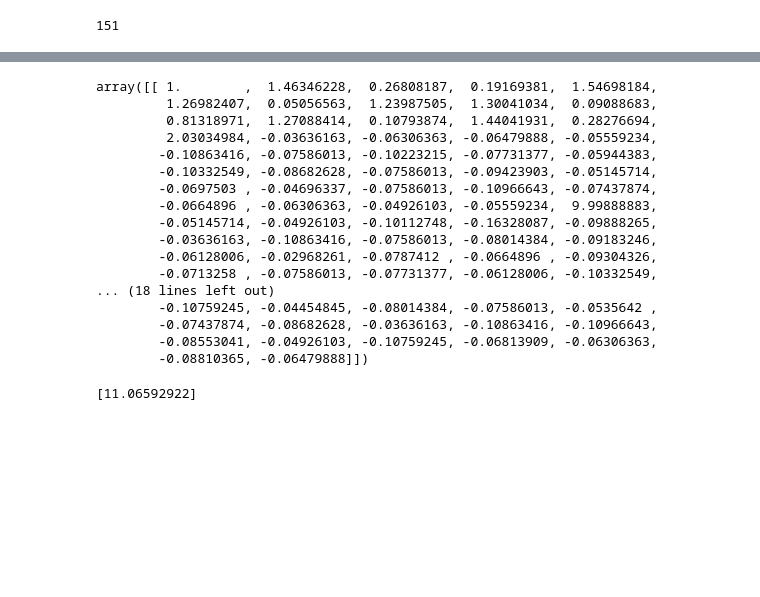
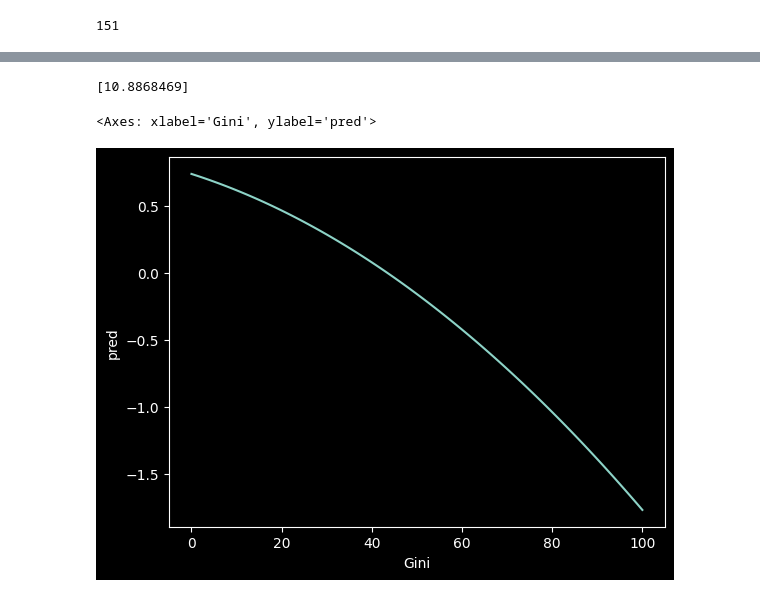
Before and after one commit to JTayMilli/GonGrowth, a Jupyter notebook: Data Processing.ipynb, the cells around one changed output, grey strips where cells are left out. Drawn from its saved outputs; the diff is of its cells as text; code cells hidden in the pictures; blank space fills up the shorter version.

Commit message:
ML almost predicting

```diff
--- a/Data Processing.ipynb
+++ b/Data Processing.ipynb
@@ -1223,59 +1235,21 @@ X_df.describe()
 # %%
-X_df.iloc[irdf[(irdf.Year ==  2018) & (irdf.Canada == 1)].index].values
+prediction = ridge.predict((scaler.transform(irdf.iloc[irdf[(irdf.Year ==  2018) & (irdf.Canada == 1)].index].drop('lnGDPPC', axis = 1).values)).reshape(1, -1))
+print(prediction)
 # %% [output]
-array([[ 1.        ,  1.46346228,  0.26808187,  0.19169381,  1.54698184,
-         1.26982407,  0.05056563,  1.23987505,  1.30041034,  0.09088683,
-         0.81318971,  1.27088414,  0.10793874,  1.44041931,  0.28276694,
-         2.03034984, -0.03636163, -0.06306363, -0.06479888, -0.05559234,
-        -0.10863416, -0.07586013, -0.10223215, -0.07731377, -0.05944383,
-        -0.10332549, -0.08682628, -0.07586013, -0.09423903, -0.05145714,
-        -0.0697503 , -0.04696337, -0.07586013, -0.10966643, -0.07437874,
-        -0.0664896 , -0.06306363, -0.04926103, -0.05559234,  9.99888883,
-        -0.05145714, -0.04926103, -0.10112748, -0.16328087, -0.09888265,
-        -0.03636163, -0.10863416, -0.07586013, -0.08014384, -0.09183246,
-        -0.06128006, -0.02968261, -0.0787412 , -0.0664896 , -0.09304326,
-        -0.0713258 , -0.07586013, -0.07731377, -0.06128006, -0.10332549,
-... (18 lines left out)
-        -0.10759245, -0.04454845, -0.08014384, -0.07586013, -0.0535642 ,
-        -0.07437874, -0.08682628, -0.03636163, -0.10863416, -0.10966643,
-        -0.08553041, -0.04926103, -0.10759245, -0.06813909, -0.06306363,
-        -0.08810365, -0.06479888]])
+[10.8868469]
-# %%
-new_data = np.array([1.        ,  1.46346228,  -6.696049e-01, -6.732654e-01,  1.63166275,
-         1.10520529,  0.10890762,  1.38044808,  1.1620648 ,  0.1662884 ,
-         0.9510267 ,  1.1632041 ,  0.19716535,  1.28660349,  0.36453304,
-         1.99881464, -0.03636163, -0.06306363, -0.06479888, -0.05559234,
-        -0.10863416, -0.07586013,  9.78165891, -0.07731377, -0.05944383,
-        -0.10332549, -0.08682628, -0.07586013, -0.09423903, -0.05145714,
-        -0.0697503 , -0.04696337, -0.07586013, -0.10966643, -0.07437874,
-        -0.0664896 , -0.06306363, -0.04926103, -0.05559234, -0.10001111,
-        -0.05145714, -0.04926103, -0.10112748, -0.16328087, -0.09888265,
-        -0.03636163, -0.10863416, -0.07586013, -0.08014384, -0.09183246,
-        -0.06128006, -0.02968261, -0.0787412 , -0.0664896 , -0.09304326,
-        -0.0713258 , -0.07586013, -0.07731377, -0.06128006, -0.10332549,
-        -0.10759245, -0.04199605, -0.0697503 , -0.07586013, -0.10966643,
-        -0.07437874, -0.09423903, -0.08014384, -0.0713258 , -0.06813909,
-        -0.03927938, -0.07586013, -0.1054796 , -0.10759245, -0.06813909,
-        -0.09774166, -0.10440786, -0.10001111, -0.02570306, -0.10332549,
-        -0.08810365, -0.10223215, -0.07437874, -0.10863416, -0.07731377,
-        -0.07586013, -0.08936332, -0.0697503 , -0.0697503 , -0.07586013,
-        -0.0535642 , -0.07586013, -0.03927938, -0.0148364 , -0.07586013,
-        -0.08014384, -0.10223215, -0.10001111, -0.09888265, -0.0664896 ,
-        -0.05754989, -0.0713258 , -0.07586013, -0.10654103, -0.07586013,
-        -0.06479888, -0.04454845, -0.07586013, -0.05754989, -0.02570306,
-        -0.06479888, -0.08014384, -0.09060603, -0.0828797 , -0.06128006,
-        -0.06813909, -0.08014384, -0.0664896 , -0.09888265, -0.03636163,
-        -0.10332549, -0.09888265, -0.07286793, -0.09658772, -0.10863416,
-        -0.0828797 , -0.10112748, -0.10654103, -0.06813909, -0.07437874,
-        -0.18476325, -0.07731377, -0.03927938, -0.0713258 , -0.06128006,
-        -0.05559234, -0.10001111, -0.09542034, -0.07586013, -0.07731377,
-        -0.09183246, -0.09423903, -0.09888265, -0.06128006, -0.09658772,
-        -0.10966643, -0.08682628, -0.03636163, -0.0697503 , -0.10001111,
-        -0.10759245, -0.04454845, -0.08014384, -0.07586013, -0.0535642 ,
-        -0.07437874, -0.08682628, -0.03636163, -0.10863416, -0.10966643,
-        -0.08553041, -0.04926103, -0.10759245, -0.06813909, -0.06306363,
-        -0.08810365, -0.06479888])
-prediction = ridge.predict(new_data.reshape(1, -1))
-print(prediction)
-# %% [output]
-[11.06592922]
+# %%
+def mlCo(Country = "United States"):
+    df = irdf[(irdf.Year ==  2018) & (irdf[Country] == 1)].drop('lnGDPPC', axis = 1)
+    pred = pd.DataFrame(columns=["Gini", "pred"])
+    for i in range(0,101):
+        df["IVGinim5"] = i
+        df["IVGini2m5"] = i**2
+        tdf = scaler.transform(df.values.reshape(1, -1))
+        pred = pred.append({"Gini":i, "pred": (ridge.predict(tdf.reshape(1, -1))[0] - df.lnGDPPCm5.values[0])}, ignore_index = True)
+    return pred
+# %%
+fake = mlCo("Argentina")
+sns.lineplot(x = "Gini", y = "pred", data = fake)
+# %% [output]
+<Axes: xlabel='Gini', ylabel='pred'>
+[figure, added]
```
Also changed, not shown: parts of 17 cells of this notebook.
